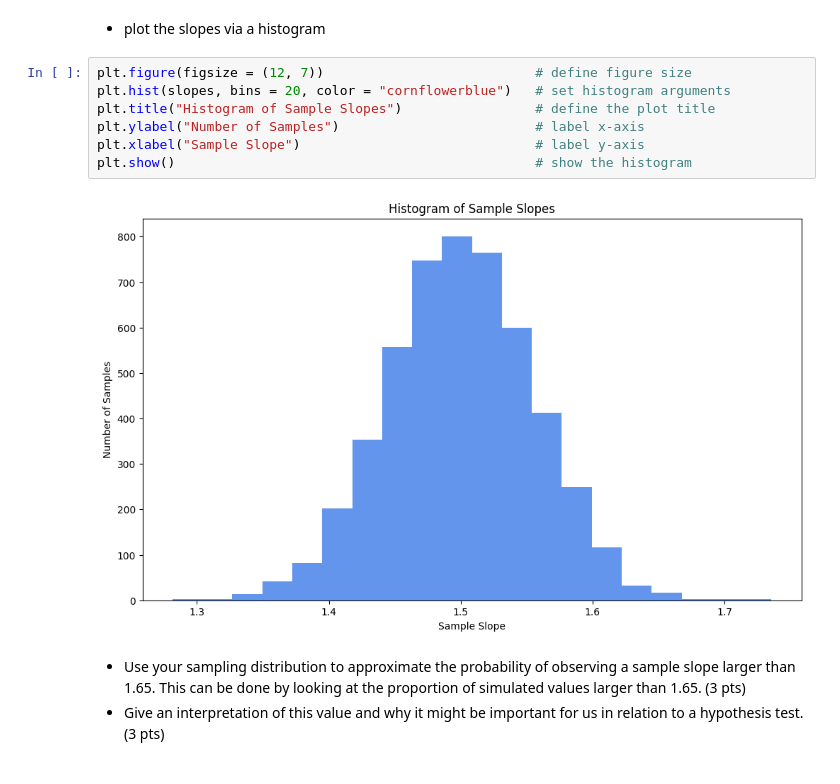
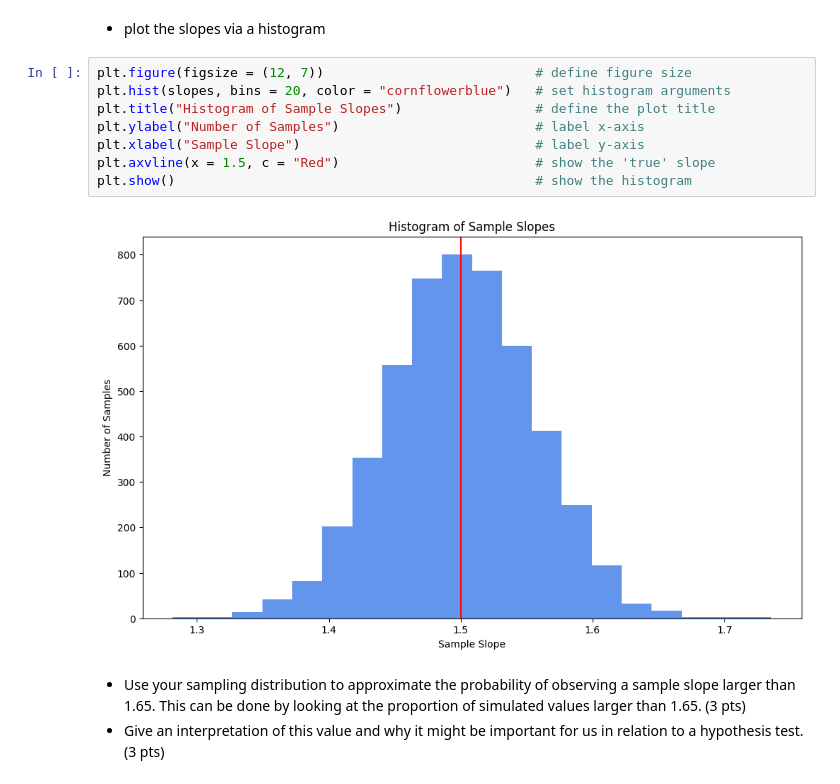
Before and after one commit to fhzhkunming/ST-554-HW5, a Jupyter notebook: HW5_Hui.ipynb, the cells around one changed output. Cells and saved outputs as stored; diff of their text form.

Commit message:
Updated the histogram using Colab

```diff
--- a/HW5_Hui.ipynb
+++ b/HW5_Hui.ipynb
@@ -122,12 +122,13 @@ So, the "best" slope is 1.4802 and stored in best_slop object.
 # %%
 plt.figure(figsize = (12, 7))                           # define figure size
 plt.hist(slopes, bins = 20, color = "cornflowerblue")   # set histogram arguments
 plt.title("Histogram of Sample Slopes")                 # define the plot title
 plt.ylabel("Number of Samples")                         # label x-axis
 plt.xlabel("Sample Slope")                              # label y-axis
+plt.axvline(x = 1.5, c = "Red")                         # show the 'true' slope
 plt.show()                                              # show the histogram
 # %% [output]
-[figure, old version]
+[figure, new version]
 # %% [markdown]
 - Use your sampling distribution to approximate the probability of observing a sample slope larger than 1.65. This can be done by looking at the proportion of simulated values larger than 1.65. (3 pts)
 - Give an interpretation of this value and why it might be important for us in relation to a hypothesis test. (3 pts)
```
